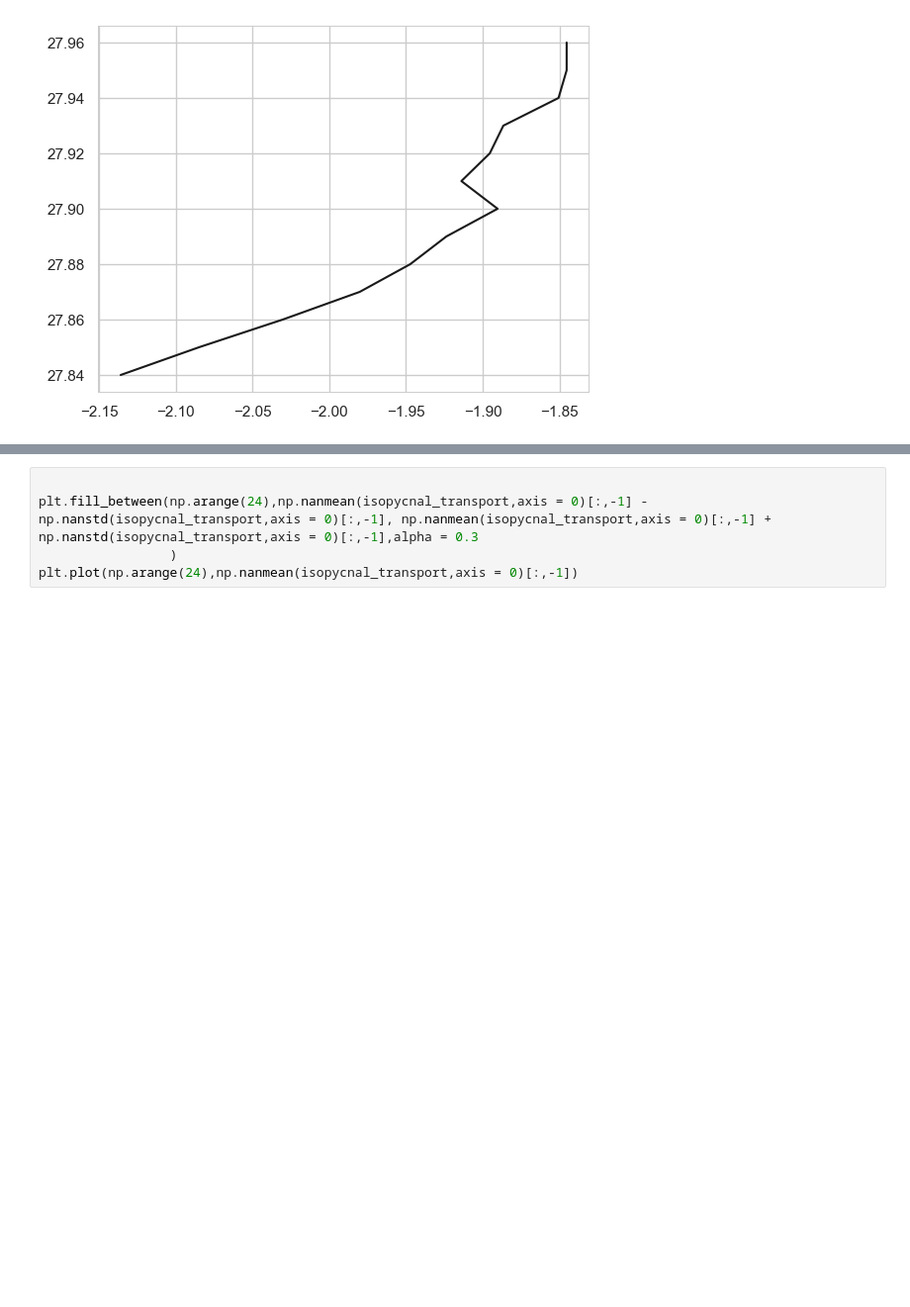
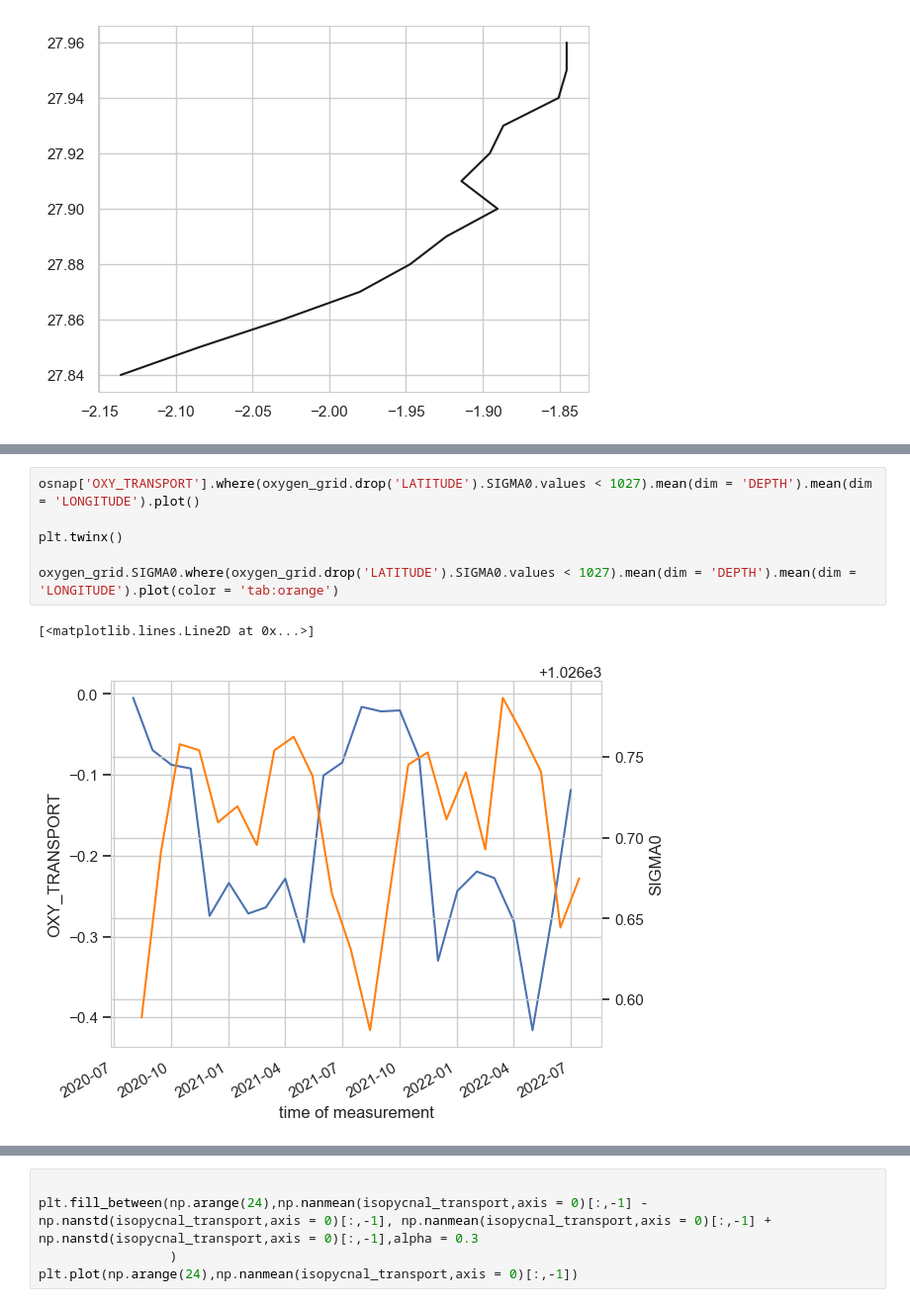
Before and after one commit to unamiller/GOHSNAP-Oxygen-Transport, a Jupyter notebook: oxygen_transport_calculation.ipynb, the cells around one changed output, grey strips where cells are left out. Shown at 99% size. Cells and saved outputs as stored; diff of their text form; blank space fills up the shorter version.

```diff
--- a/oxygen_transport_calculation.ipynb
+++ b/oxygen_transport_calculation.ipynb
@@ -1209,0 +1308,9 @@ plt.savefig(r'C:\Users\bikbe\Documents\Projects\GOHSNAP\Figures\Transport manusc
+# %%
+osnap['OXY_TRANSPORT'].where(oxygen_grid.drop('LATITUDE').SIGMA0.values < 1027).mean(dim = 'DEPTH').mean(dim = 'LONGITUDE').plot()
+
+plt.twinx()
+
+oxygen_grid.SIGMA0.where(oxygen_grid.drop('LATITUDE').SIGMA0.values < 1027).mean(dim = 'DEPTH').mean(dim = 'LONGITUDE').plot(color = 'tab:orange')
+# %% [output]
+[<matplotlib.lines.Line2D at 0x...>]
+[figure, added]
```
Also changed, not shown: parts of 18 cells of this notebook.
